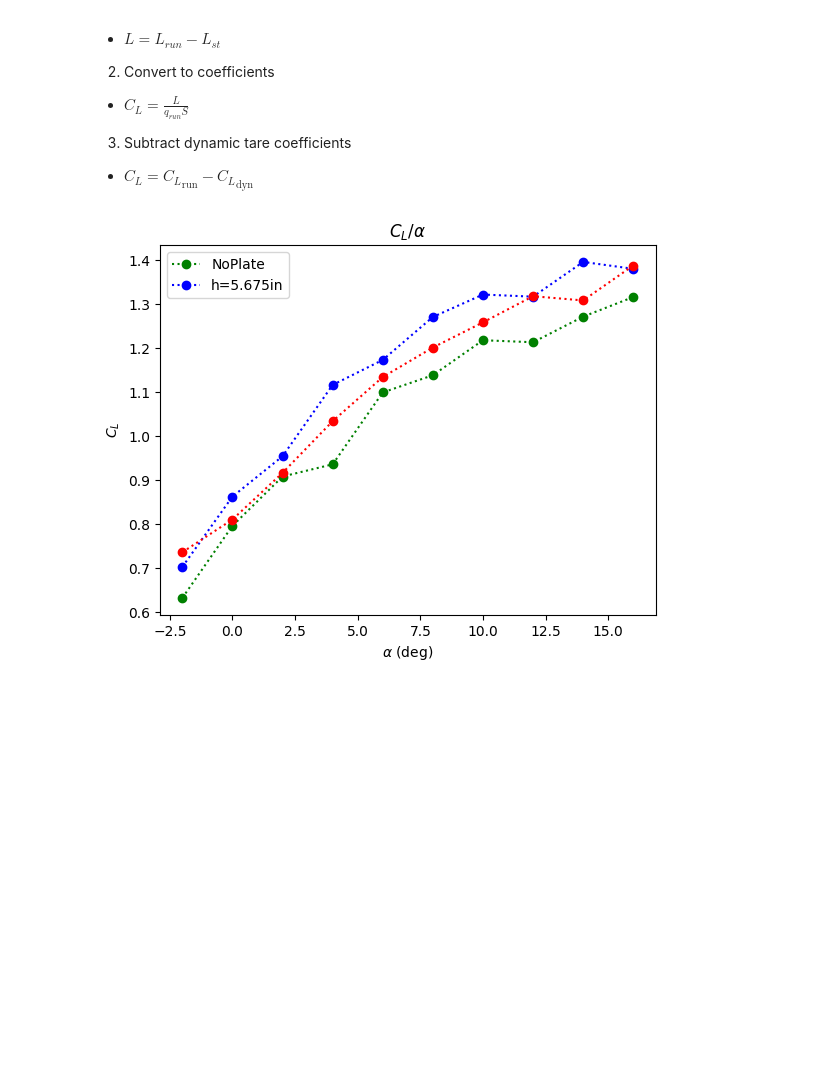
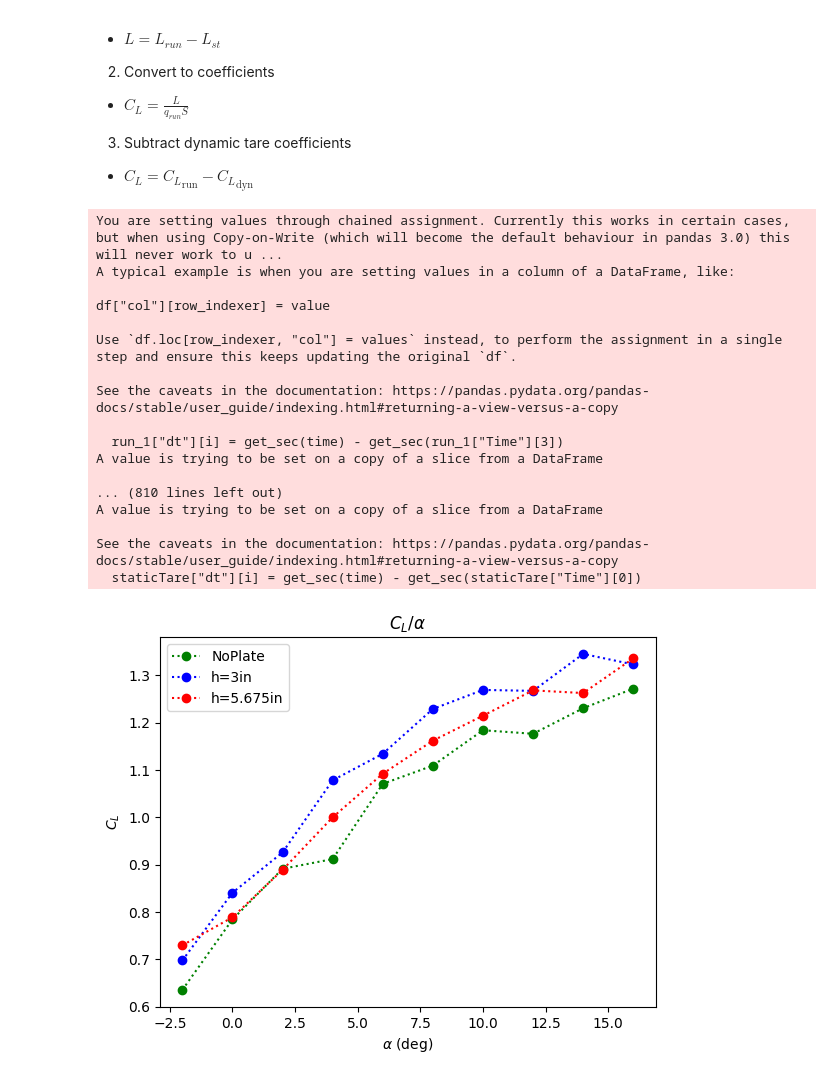
Before and after one commit to CthulhuWorshippr/ExperimentalMethods, a Jupyter notebook: finalAnalysis.ipynb, the cells around one changed output. Saved outputs shown, nothing was run; the diff lists cells and outputs as text; code cells hidden in the pictures; blank space fills up the shorter version.

```diff
--- a/finalAnalysis.ipynb
+++ b/finalAnalysis.ipynb
@@ -84,6 +93,54 @@ span = 2.7
 chord = 5.6 / in_to_ft
 # wing is trapezoidal
 wing_area = chord * span
+
+# find change in time in seconds for each data point
+run_1["dt"] = 0
+run_2["dt"] = 0
+run_3["dt"] = 0
+staticTare["dt"] = 0
+
+i = 0
+for time in run_1["Time"]:
+    run_1["dt"][i] = get_sec(time) - get_sec(run_1["Time"][3])
+    i = i + 1
+i = 0
+for time in run_2["Time"]:
+    run_2["dt"][i] = get_sec(time) - get_sec(run_2["Time"][2])
+    i = i + 1
+i = 0
+for time in run_3["Time"]:
+    run_3["dt"][i] = get_sec(time) - get_sec(run_3["Time"][2])
+    i = i + 1
+i = 0
+for time in staticTare["Time"]:
+    staticTare["dt"][i] = get_sec(time) - get_sec(staticTare["Time"][0])
+    i = i + 1
+
+# find change in lift due to tempurature
+dLdt1 = (run_1["L (lb)"][15]-run_1["L (lb)"][1])/(get_sec(run_1["Time"][15])-get_sec(run_1["Time"][1]))
+dLdt2 = (run_2["L (lb)"][13]-run_2["L (lb)"][1])/(get_sec(run_2["Time"][13])-get_sec(run_2["Time"][1]))
+dLdt3 = (run_3["L (lb)"][13]-run_3["L (lb)"][1])/(get_sec(run_3["Time"][13])-get_sec(run_3["Time"][1]))
+dLdtST = (staticTare["L (lb)"][11]-staticTare["L (lb)"][0])/(get_sec(run_3["Time"][11])-get_sec(run_3["Time"][1]))
+
+# apply change in lift due to tempurature
+run_1["L (lb)"] = run_1["L (lb)"] - dLdt1 * run_1["dt"]
+run_2["L (lb)"] = run_2["L (lb)"] - dLdt1 * run_2["dt"]
+run_3["L (lb)"] = run_3["L (lb)"] - dLdt1 * run_3["dt"]
+staticTare["L (lb)"] = staticTare["L (lb)"] - dLdtST * staticTare["dt"]
+
+# drop unwanted values
+staticTare.drop([0,11], inplace= True, axis=0)
+staticTare.reset_index(drop=True, inplace=True)
+
+run_1.drop([0,1,2,3,14,15,16], inplace= True, axis=0)
+run_1.reset_index(drop=True, inplace=True)
+
+run_2.drop([0,1,2,14,13], inplace= True, axis=0)
+run_2.reset_index(drop=True, inplace=True)
+
+run_3.drop([0,1,2,14,13], inplace= True, axis=0)
+run_3.reset_index(drop=True, inplace=True)
 
 # apply static tares
 run_1["L (lb)"] = run_1["L (lb)"] - staticTare["L (lb)"]
@@ -130,34 +187,51 @@ run_2.drag_coefficient = run_2.drag_coefficient - run_2_dt.drag_coefficient.valu
 run_2.moment_coefficient = (
     run_2.moment_coefficient - run_2_dt.moment_coefficient.values[0]
 )
 
 #run 3 coefficients
 run_3["lift_coefficient"] = run_3["L (lb)"].div(run_3["Q (lb/ft.sq)"] * wing_area)
 run_3["drag_coefficient"] = run_3["D (lb)"].div(run_3["Q (lb/ft.sq)"] * wing_area)
 run_3["moment_coefficient"] = run_3["PM (lb.ft)"].div(run_3["Q (lb/ft.sq)"] * wing_area)
 run_3.lift_coefficient = run_3.lift_coefficient - run_3_dt.lift_coefficient.values[0]
 run_3.drag_coefficient = run_3.drag_coefficient - run_3_dt.drag_coefficient.values[0]
 run_3.moment_coefficient = (
     run_3.moment_coefficient - run_3_dt.moment_coefficient.values[0]
 )
 
 run_1_sorted = run_1.sort_values(by="AOA")
 run_2_sorted = run_2.sort_values(by="AOA")
 run_3_sorted = run_3.sort_values(by="AOA")
 
 fig, ax = plt.subplots()
 ax.set_xlabel("$\\alpha$ (deg)")
 ax.set_ylabel("$C_L$")
 ax.set_title("$C_L / \\alpha$")
 (line_1,) = ax.plot(run_1_sorted["AOA"], run_1_sorted.lift_coefficient, "go:")
 line_1.set_label("NoPlate")
 (line_2,) = ax.plot(run_2_sorted["AOA"], run_2_sorted.lift_coefficient, "bo:")
 line_2.set_label("h=3in")
 (line_3,) = ax.plot(run_3_sorted["AOA"], run_3_sorted.lift_coefficient, "ro:")
 line_3.set_label("h=5.675in")
 _ = ax.legend()
 # %% [output]
+You are setting values through chained assignment. Currently this works in certain cases, but when using Copy-on-Write (which will become the default behaviour in pandas 3.0) this will never work to u ...
+A typical example is when you are setting values in a column of a DataFrame, like:
+
+df["col"][row_indexer] = value
+
+Use `df.loc[row_indexer, "col"] = values` instead, to perform the assignment in a single step and ensure this keeps updating the original `df`.
+
+See the caveats in the documentation: https://pandas.pydata.org/pandas-docs/stable/user_guide/indexing.html#returning-a-view-versus-a-copy
+
+  run_1["dt"][i] = get_sec(time) - get_sec(run_1["Time"][3])
+A value is trying to be set on a copy of a slice from a DataFrame
+
+... (810 lines left out)
+A value is trying to be set on a copy of a slice from a DataFrame
+
+See the caveats in the documentation: https://pandas.pydata.org/pandas-docs/stable/user_guide/indexing.html#returning-a-view-versus-a-copy
+  staticTare["dt"][i] = get_sec(time) - get_sec(staticTare["Time"][0])
-[figure, old version]
+[figure, new version]
 # %%
 fig, ax = plt.subplots()
 ax.set_xlabel("$\\alpha$ (deg)")
```
Also changed, not shown: parts of 5 cells of this notebook, 2 other files.
